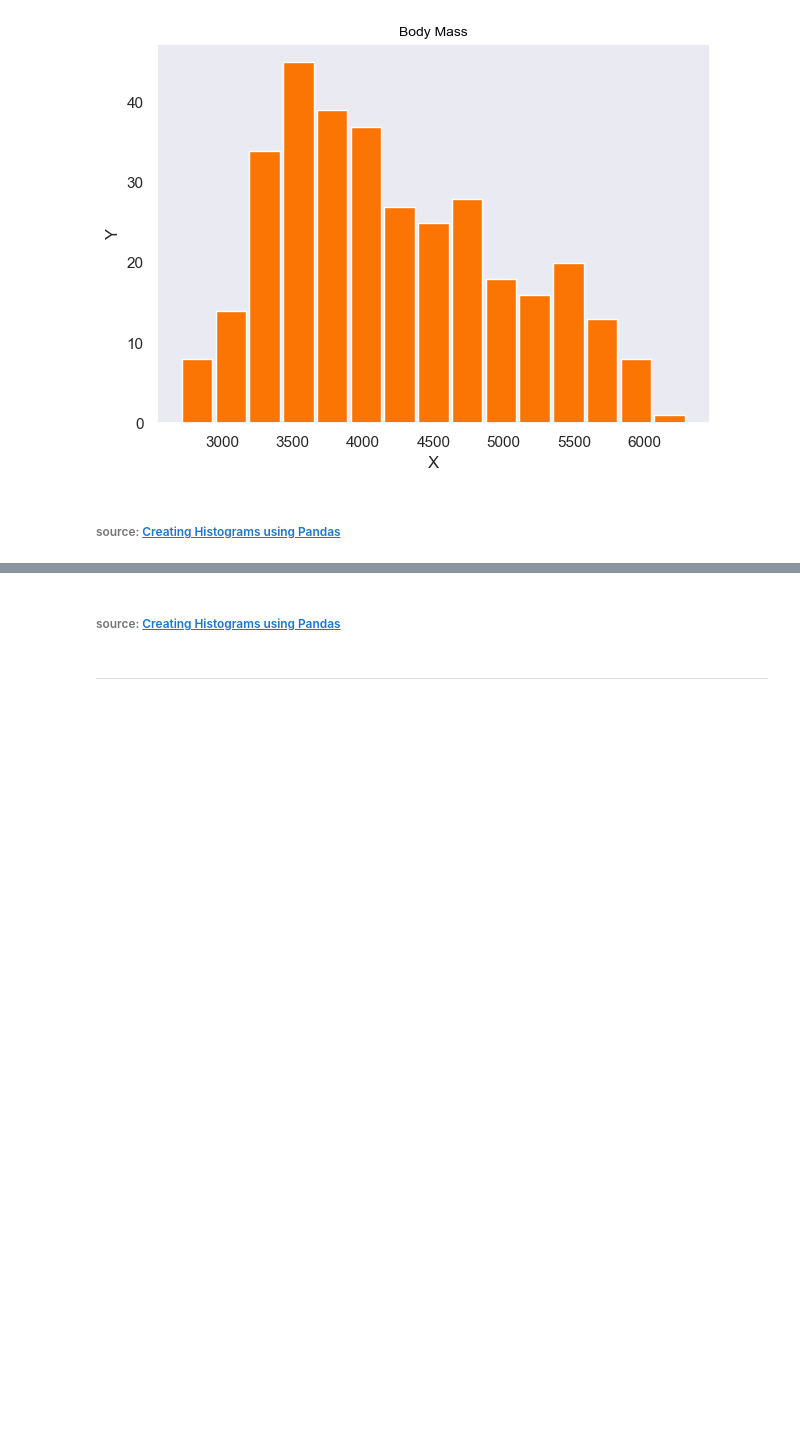
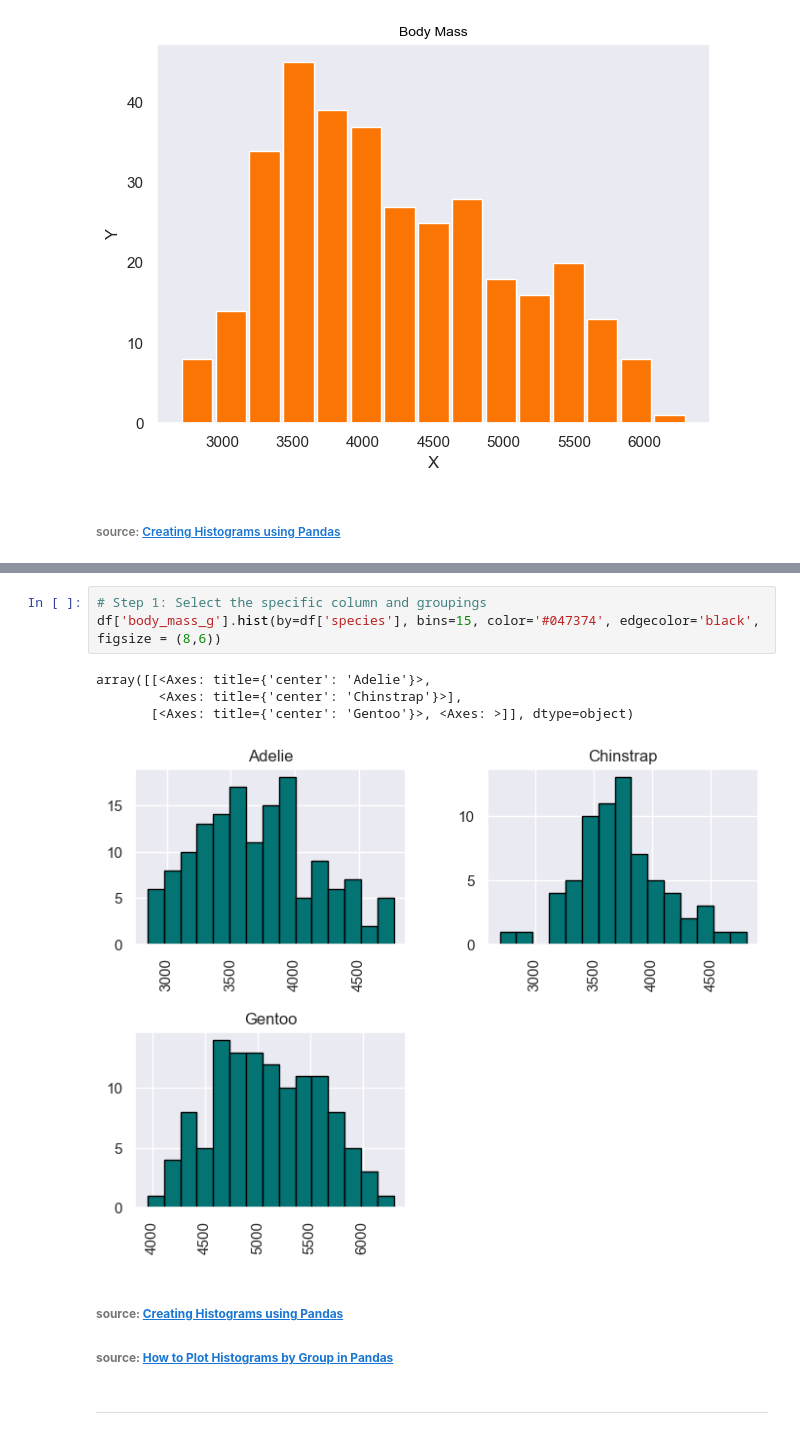
Before and after one commit to galto4/mywork, a Jupyter notebook: penguins.ipynb, the cells around one changed output, grey strips where cells are left out. Drawn from its saved outputs; the diff is of its cells as text; blank space fills up the shorter version.

```diff
--- a/penguins.ipynb
+++ b/penguins.ipynb
@@ -311,5 +303,14 @@ plt.show
+# %%
+# Step 1: Select the specific column and groupings
+df['body_mass_g'].hist(by=df['species'], bins=15, color='#047374', edgecolor='black', figsize = (8,6))
+# %% [output]
+array([[<Axes: title={'center': 'Adelie'}>,
+        <Axes: title={'center': 'Chinstrap'}>],
+       [<Axes: title={'center': 'Gentoo'}>, <Axes: >]], dtype=object)
+[figure, added]
 # %% [markdown]
-###### source: [Creating Histograms using Pandas](https://mode.com/example-gallery/python_histogram)
+###### <b>source: [Creating Histograms using Pandas](https://mode.com/example-gallery/python_histogram)<b>
+###### <b>source: [How to Plot Histograms by Group in Pandas](https://www.statology.org/pandas-histogram-by-group/)<b>
 # %% [markdown]
 ***
 # %% [markdown]
```
Also changed, not shown: parts of 19 cells of this notebook, 2 other files.
